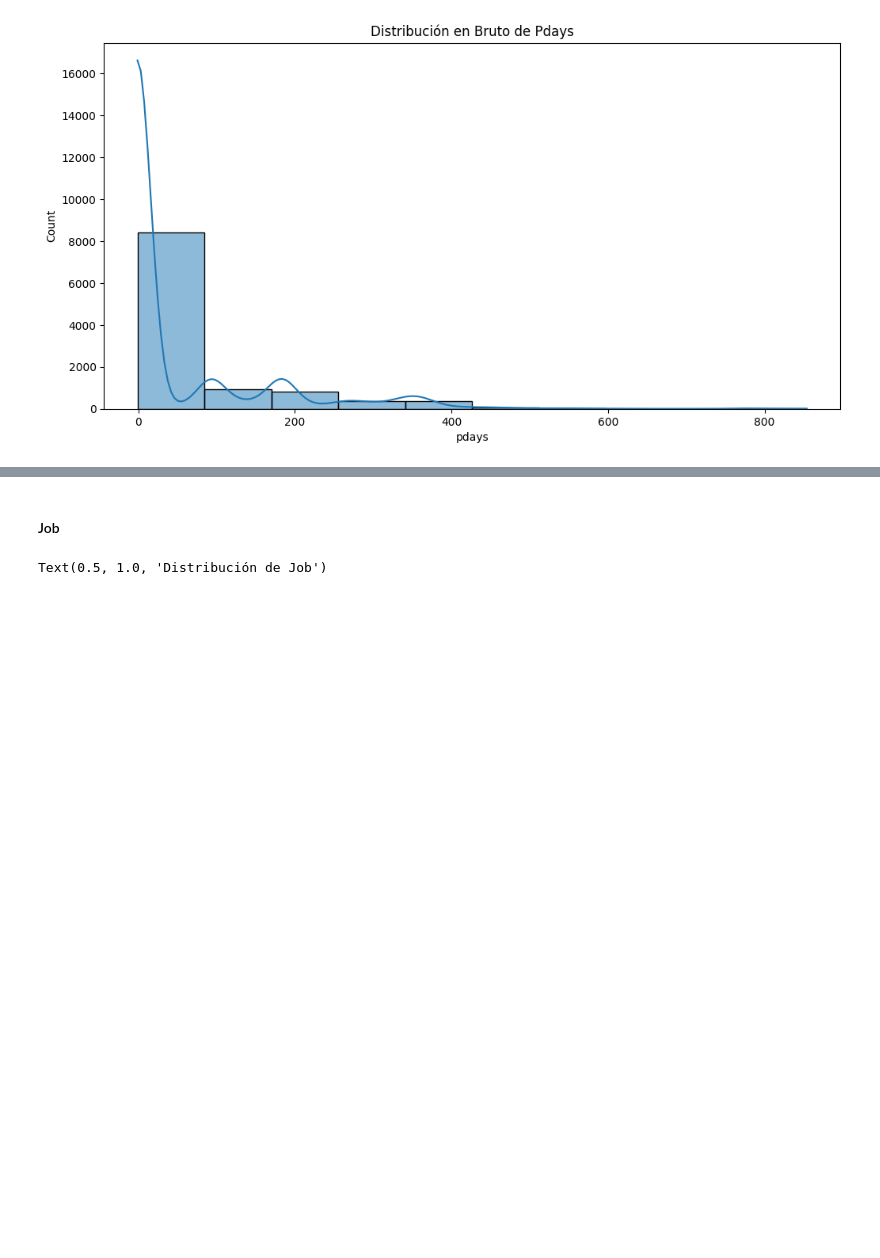
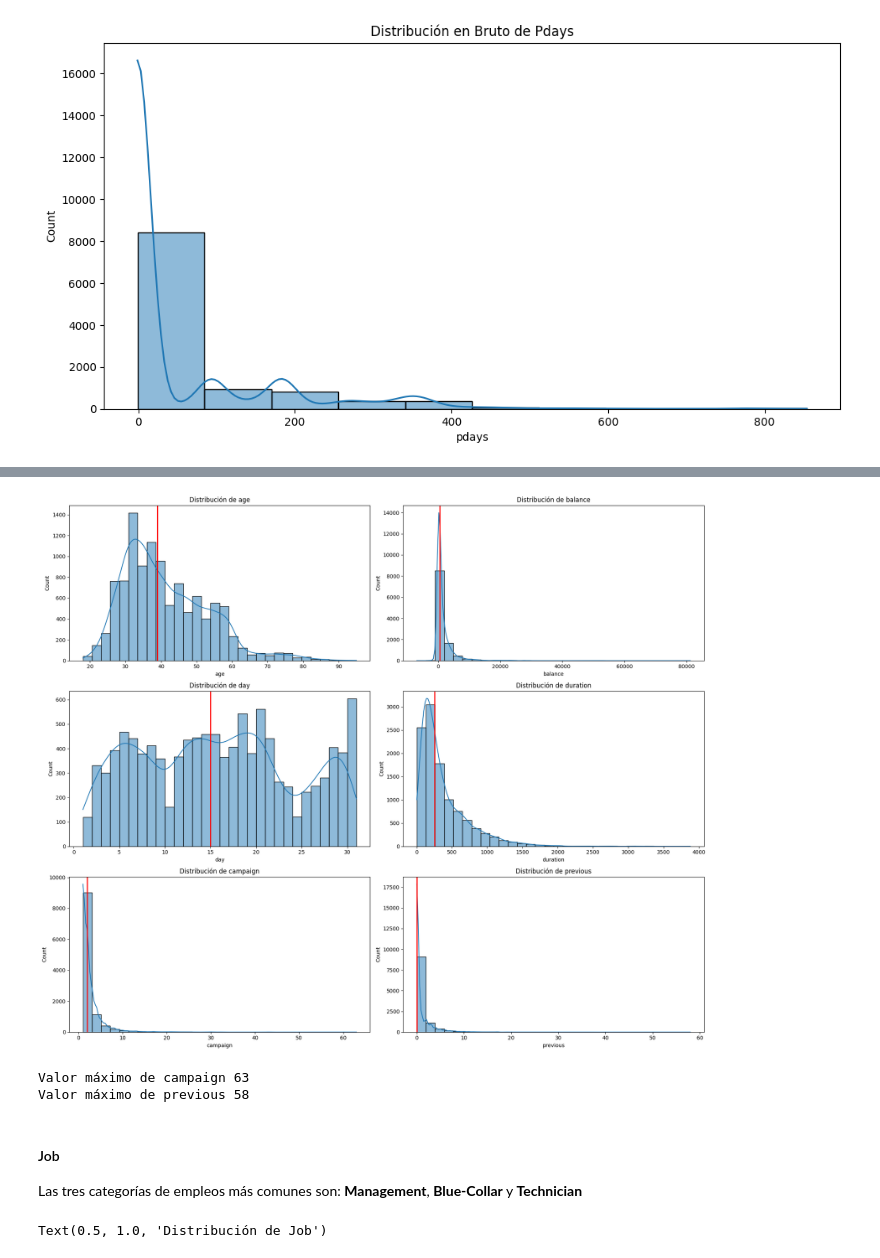
Before and after one commit to aleLobo31/UC3M_ML_P1_G26, a Jupyter notebook: notebooks/eda.ipynb, the cells around one changed output, grey strips where cells are left out. Saved outputs shown, nothing was run; the diff lists cells and outputs as text; code cells hidden in the pictures; blank space fills up the shorter version.

```diff
--- a/notebooks/eda.ipynb
+++ b/notebooks/eda.ipynb
@@ -260,5 +235,44 @@ Text(0.5, 1.0, 'Distribución de Balance (percentiles 1-99)')
+# %%
+# Creo una lista con las variables numéricas
+df_numerical = df.select_dtypes(include="int64").columns
+
+# Elimino pdays que ya ha sido analizada
+df_numerical = df_numerical.drop('pdays')
+
+n_cols = 2
+n_rows = int(np.ceil(len(df_numerical)/n_cols))
+
+fig, axes = plt.subplots(n_rows, n_cols, figsize=(18, n_rows * 5))
+axes = axes.flatten() # Convertimos la matriz 2D a un array para poder iterarlo
+
+for i, num in enumerate(df_numerical):
+    sns.histplot(
+        data=df,
+        x=num,
+        ax=axes[i],
+        kde=True,
+        bins=30
+    )
+    axes[i].axvline(
+        x=df[num].median(),
+        color='red',
+        linewidth=2.0
+    )
+    axes[i].set_title(f"Distribución de {num}")
+
+plt.tight_layout()
+# %% [output]
+[figure, added]
+# %%
+print(f"Valor máximo de campaign {df['campaign'].max()}")
+print(f"Valor máximo de previous {df['previous'].max()}")
+# %% [output]
+Valor máximo de campaign 63
+Valor máximo de previous 58
 # %% [markdown]
 #### Job
+
+Las tres categorías de empleos más comunes son: **Management**, **Blue-Collar** y **Technician**
 # %%
 plt.figure(figsize=(18, 12))
 sns.countplot(
```
Also changed, not shown: parts of 21 cells of this notebook.
